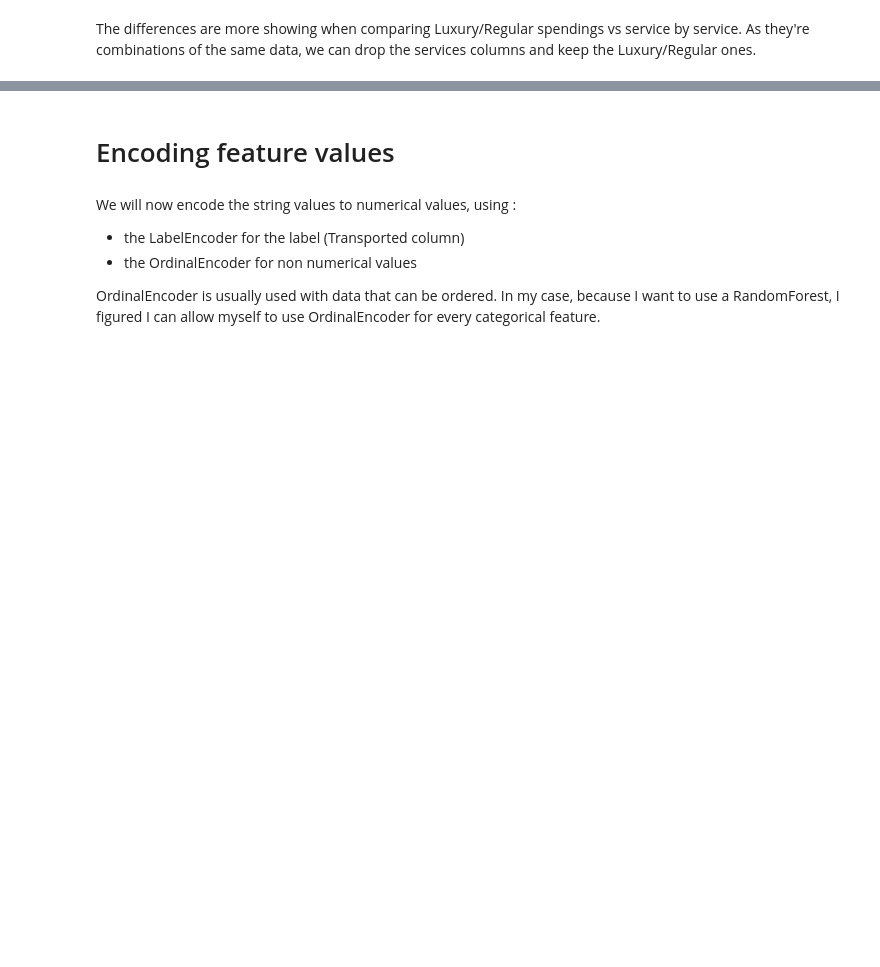
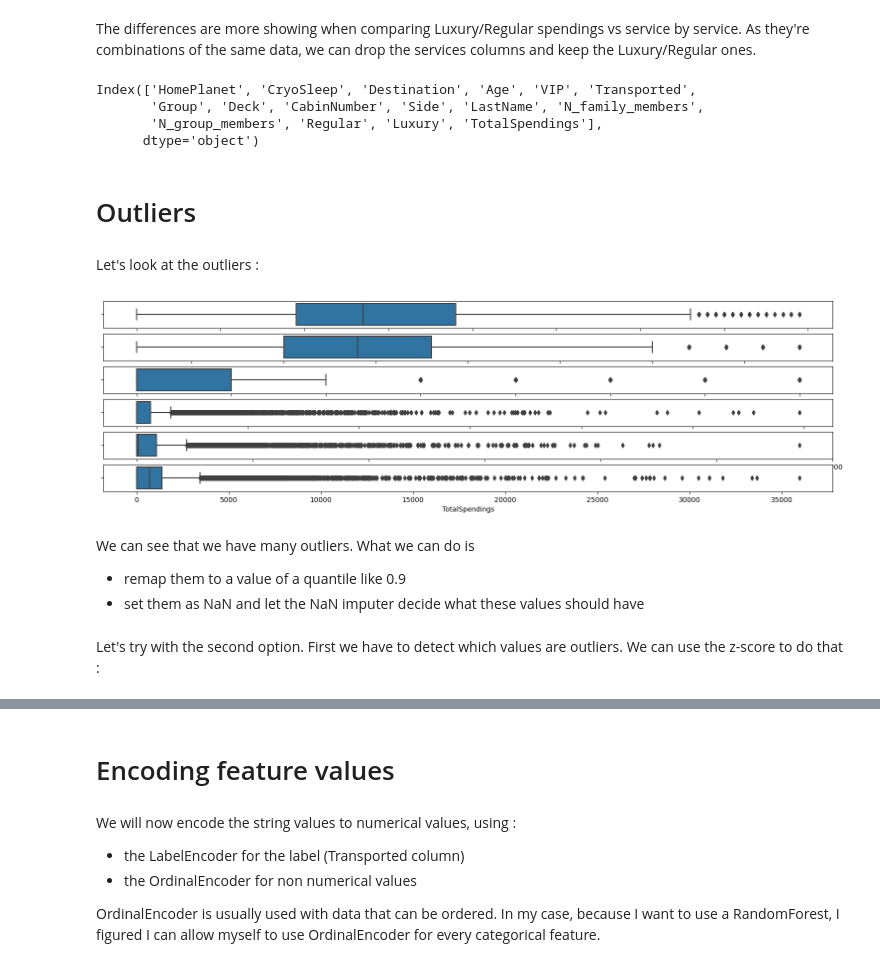
Before and after one commit to raacee/spaceship-titanic, a Jupyter notebook: working/sps-t-lgbm.ipynb, the cells around one changed output, grey strips where cells are left out. Drawn from its saved outputs; the diff is of its cells as text; code cells hidden in the pictures; blank space fills up the shorter version.

```diff
--- a/working/sps-t-lgbm.ipynb
+++ b/working/sps-t-lgbm.ipynb
@@ -567,3 +458,29 @@ plt.show()
 The differences are more showing when comparing Luxury/Regular spendings vs service by service. As they're combinations of the same data, we can drop the services columns and keep the Luxury/Regular ones.
 # %%
 df = df.drop(["RoomService", "FoodCourt", "ShoppingMall", "Spa", "VRDeck"], axis=1)
+# %%
+df.columns
+# %% [output]
+Index(['HomePlanet', 'CryoSleep', 'Destination', 'Age', 'VIP', 'Transported',
+       'Group', 'Deck', 'CabinNumber', 'Side', 'LastName', 'N_family_members',
+       'N_group_members', 'Regular', 'Luxury', 'TotalSpendings'],
+      dtype='object')
+# %% [markdown]
+# Outliers
+# %% [markdown]
+Let's look at the outliers :
+# %%
+cols = ['Age', 'N_family_members', 'N_group_members', 'Regular', 'Luxury', 'TotalSpendings']
+fig, axs = plt.subplots(6, figsize=(19, 5))
+for i in range(0,6):
+    sns.boxplot(data=df, x=cols[i], ax=axs[i])
+
+plt.show()
+# %% [output]
+[figure, added]
+# %% [markdown]
+We can see that we have many outliers. What we can do is
+ - remap them to a value of a quantile like 0.9
+ - set them as NaN and let the NaN imputer decide what these values should have
+# %% [markdown]
+Let's try with the second option. First we have to detect which values are outliers. We can use the z-score to do that :
```
Also changed, not shown: parts of 46 cells of this notebook, 1 other file.
